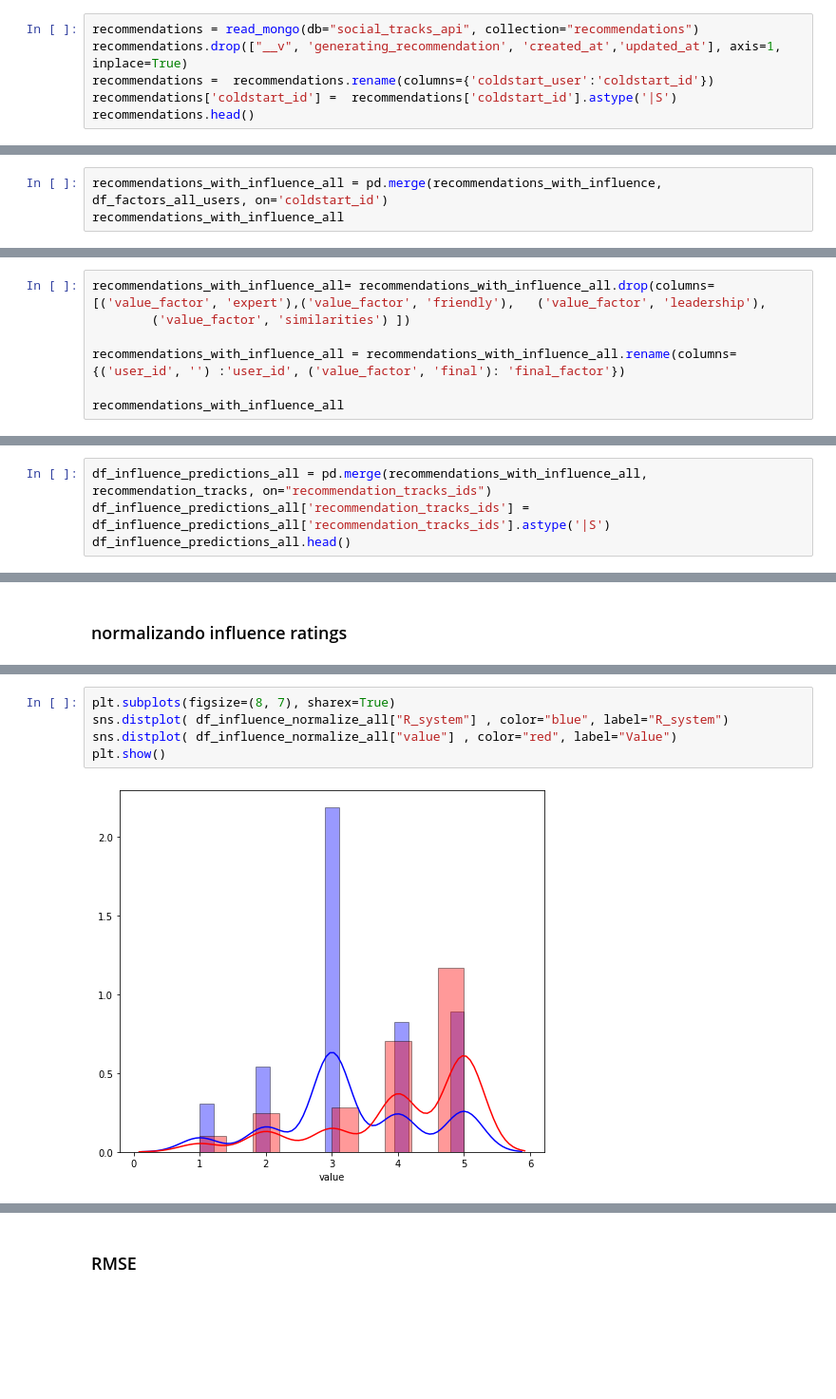
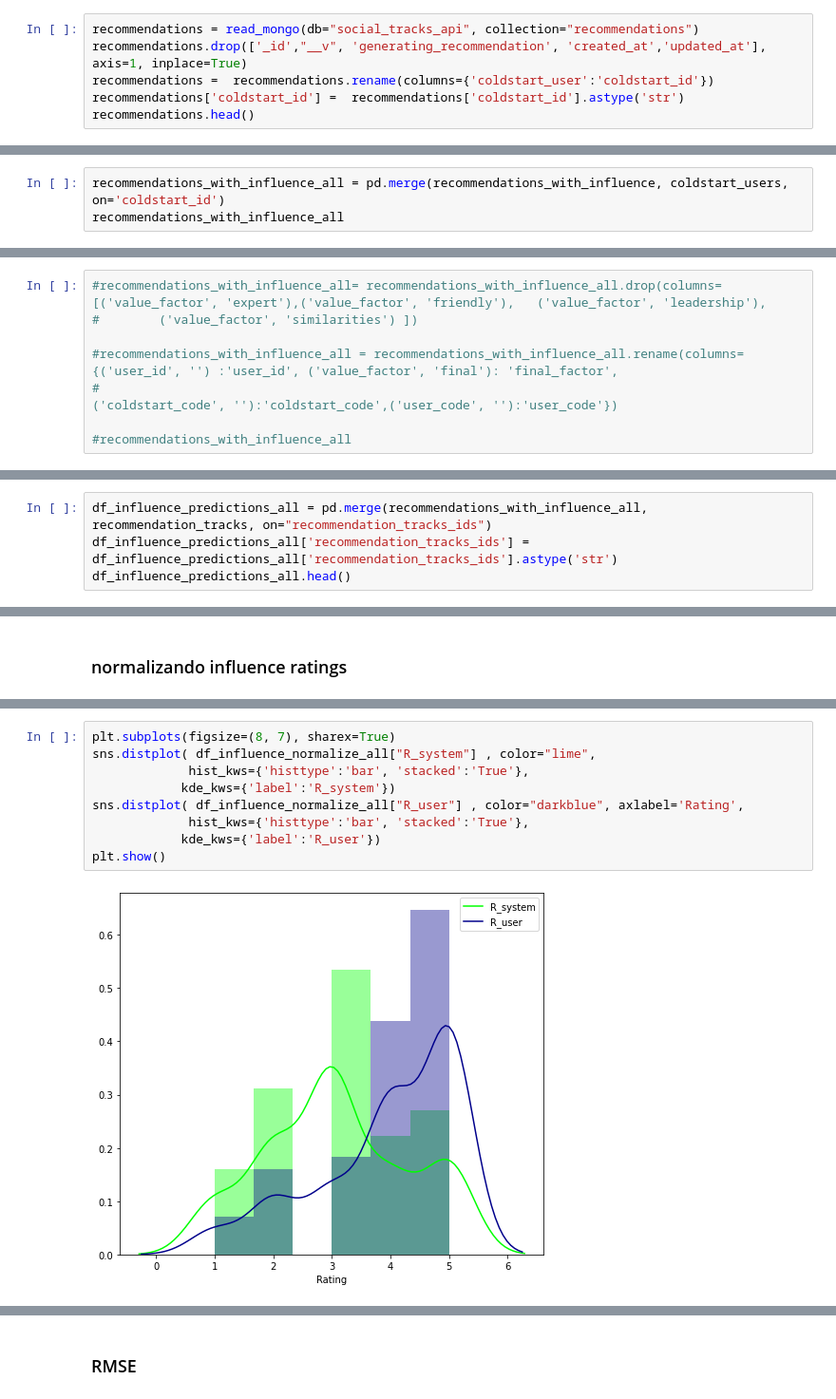
Before and after one commit to AlejandraG01/Coldstart-analytics, a Jupyter notebook: coldstart_results_analise.ipynb, the cells around one changed output, grey strips where cells are left out. Shown at 95% size. Cells and saved outputs as stored; diff of their text form; blank space fills up the shorter version.

```diff
--- a/coldstart_results_analise.ipynb
+++ b/coldstart_results_analise.ipynb
@@ -87,8 +158,8 @@ ratings
 ## Lendo as recommendations
 # %%
 recommendations = read_mongo(db="social_tracks_api", collection="recommendations")
-recommendations.drop(["__v", 'generating_recommendation', 'created_at','updated_at'], axis=1, inplace=True)
+recommendations.drop(['_id',"__v", 'generating_recommendation', 'created_at','updated_at'], axis=1, inplace=True)
 recommendations =  recommendations.rename(columns={'coldstart_user':'coldstart_id'})
-recommendations['coldstart_id'] =  recommendations['coldstart_id'].astype('|S')
+recommendations['coldstart_id'] =  recommendations['coldstart_id'].astype('str')
 recommendations.head()
 # %% [output]
@@ -421,4 +572,4 @@ recommendations_with_influence
 # %%
-recommendations_with_influence_all = pd.merge(recommendations_with_influence, df_factors_all_users, on='coldstart_id')
+recommendations_with_influence_all = pd.merge(recommendations_with_influence, coldstart_users, on='coldstart_id')
 recommendations_with_influence_all
 # %% [output]
@@ -438,7 +609,8 @@ recommendations_with_influence_all
 # %%
-recommendations_with_influence_all= recommendations_with_influence_all.drop(columns=[('value_factor', 'expert'),('value_factor', 'friendly'),   ('value_factor', 'leadership'),
-        ('value_factor', 'similarities') ])
+#recommendations_with_influence_all= recommendations_with_influence_all.drop(columns=[('value_factor', 'expert'),('value_factor', 'friendly'),   ('value_factor', 'leadership'),
+#        ('value_factor', 'similarities') ])
 
-recommendations_with_influence_all = recommendations_with_influence_all.rename(columns={('user_id', '') :'user_id', ('value_factor', 'final'): 'final_factor'})
+#recommendations_with_influence_all = recommendations_with_influence_all.rename(columns={('user_id', '') :'user_id', ('value_factor', 'final'): 'final_factor',
+#                                                                                        ('coldstart_code', ''):'coldstart_code',('user_code', ''):'user_code'})
 
-recommendations_with_influence_all
+#recommendations_with_influence_all
@@ -460,6 +618,6 @@ recommendations_with_influence_all
 ### fazendo Merge das recommendações de influencia social com as infos das musicas que tem o valor da predição do sistema
 # %%
 df_influence_predictions_all = pd.merge(recommendations_with_influence_all, recommendation_tracks, on="recommendation_tracks_ids")
-df_influence_predictions_all['recommendation_tracks_ids'] = df_influence_predictions_all['recommendation_tracks_ids'].astype('|S')
+df_influence_predictions_all['recommendation_tracks_ids'] = df_influence_predictions_all['recommendation_tracks_ids'].astype('str')
 df_influence_predictions_all.head()
 # %% [output]
@@ -515,8 +769,12 @@ df_influence_normalize_all.head()
 # %%
 plt.subplots(figsize=(8, 7), sharex=True)
-sns.distplot( df_influence_normalize_all["R_system"] , color="blue", label="R_system")
-sns.distplot( df_influence_normalize_all["value"] , color="red", label="Value")
+sns.distplot( df_influence_normalize_all["R_system"] , color="lime",
+             hist_kws={'histtype':'bar', 'stacked':'True'},
+            kde_kws={'label':'R_system'})
+sns.distplot( df_influence_normalize_all["R_user"] , color="darkblue", axlabel='Rating',
+             hist_kws={'histtype':'bar', 'stacked':'True'},
+            kde_kws={'label':'R_user'})
 plt.show()
 # %% [output]
-[figure, old version]
+[figure, new version]
 # %%
```
Also changed, not shown: parts of 113 cells of this notebook.
